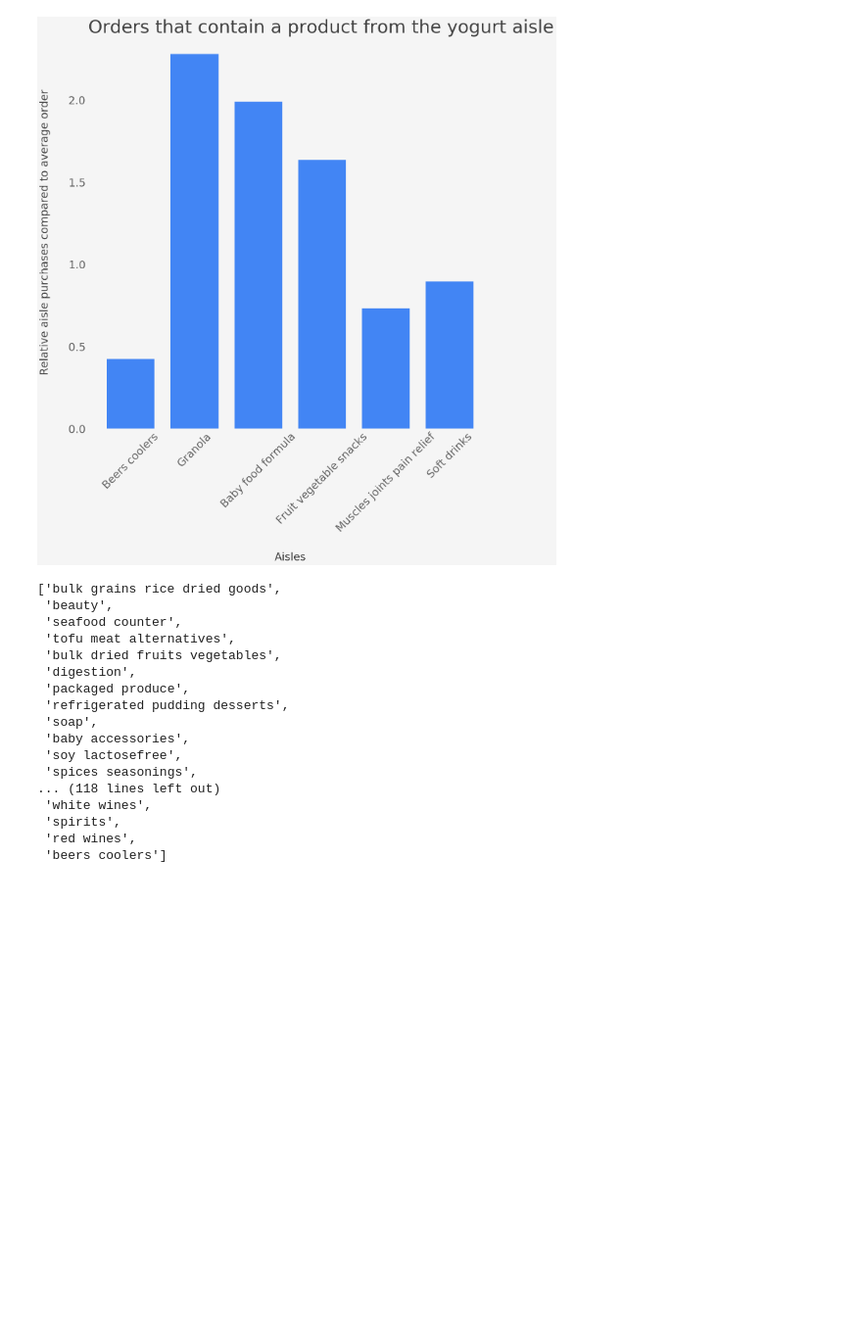
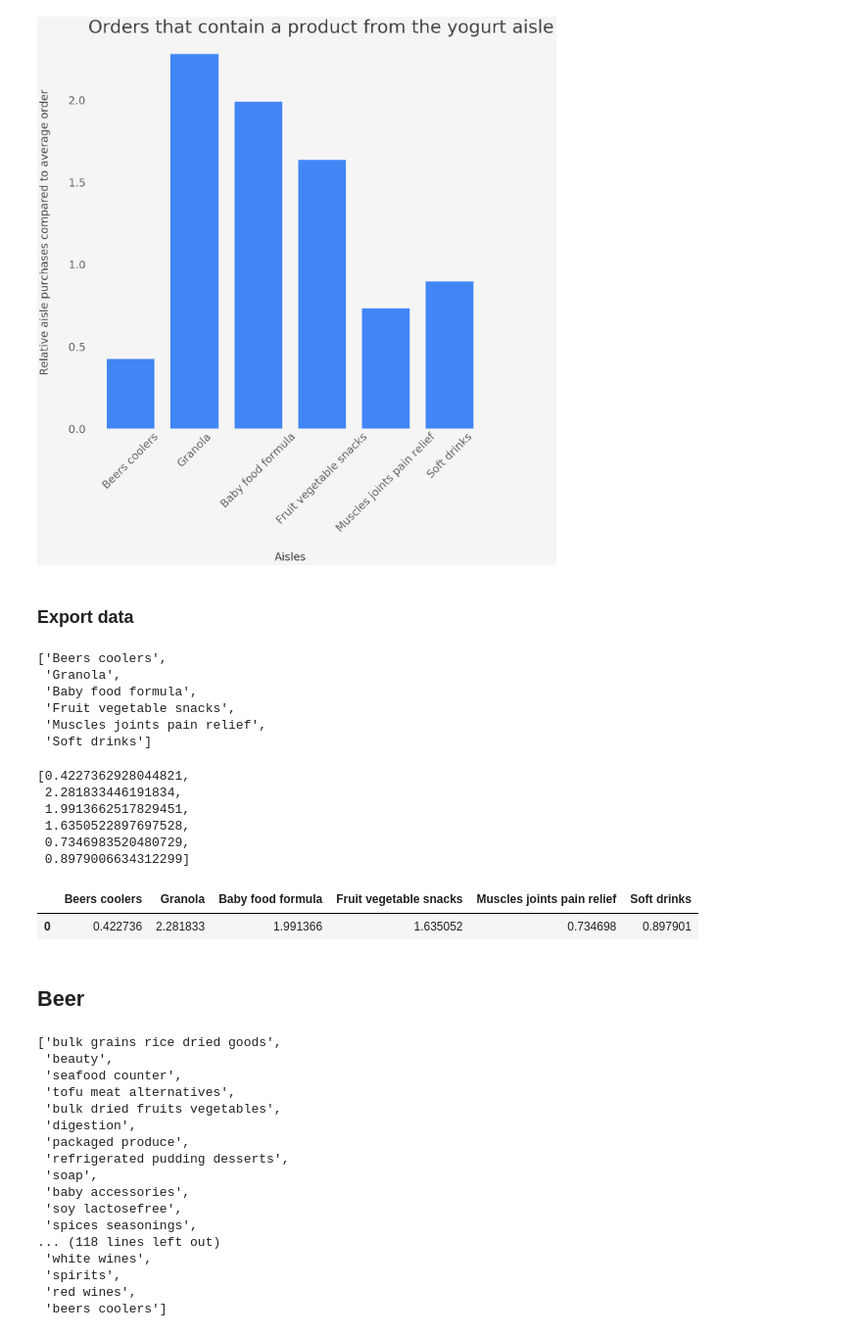
Before and after one commit to paw-lu/Instacart-data, a Jupyter notebook: Exploratory/Profile test.ipynb, the cells around one changed output. Shown: that part at 98% size. Cells and saved outputs as stored; diff of their text form; code cells hidden in the pictures; blank space fills up the shorter version.

```diff
--- a/Exploratory/Profile test.ipynb
+++ b/Exploratory/Profile test.ipynb
@@ -169,3 +169,43 @@ yogurt_isles = ['beers coolers', 'granola', 'baby food formula', 'fruit vegetabl
 plot_comparison('Orders that contain a product from the yogurt aisle', yogurt_isles, yogurt_compare)
 # %% [output]
 [figure]
+# %% [markdown]
+### Export data
+# %%
+def plot_comparison_data(select_aisles, aisle_lists):
+    plot_list = []
+    tick_titles = []
+    for aisle in select_aisles:
+        plot_list.append(aisle_lists[aisle])
+        tick_titles.append(aisle.capitalize())
+    return plot_list, tick_titles
+# %%
+yogurt_plot_numbers, yogurt_plot_titles = plot_comparison_data(yogurt_isles, yogurt_compare)
+# %%
+yogurt_plot_titles
+# %% [output]
+['Beers coolers',
+ 'Granola',
+ 'Baby food formula',
+ 'Fruit vegetable snacks',
+ 'Muscles joints pain relief',
+ 'Soft drinks']
+# %%
+yogurt_plot_numbers
+# %% [output]
+[0.4227362928044821,
+ 2.281833446191834,
+ 1.9913662517829451,
+ 1.6350522897697528,
+ 0.7346983520480729,
+ 0.8979006634312299]
+# %%
+yogurt_aisle_df = pd.DataFrame()
+
+for i, title in enumerate(yogurt_plot_titles):
+    yogurt_aisle_df[title] = [yogurt_plot_numbers[i]]
+
+yogurt_aisle_df
+# %% [output]
+|  | Beers coolers | Granola | Baby food formula | Fruit vegetable snacks | Muscles joints pain relief | Soft drinks |
+| 0 | 0.422736 | 2.281833 | 1.991366 | 1.635052 | 0.734698 | 0.897901 |
@@ -172,3 +214,5 @@ plot_comparison('Orders that contain a product from the yogurt aisle', yogurt_is
+# %% [markdown]
+## Beer
 # %%
 beers_compare = compare(profile_by_aisle('beers coolers'))
 # %%
```
Also changed, not shown: parts of 6 cells of this notebook, 1 other file.
